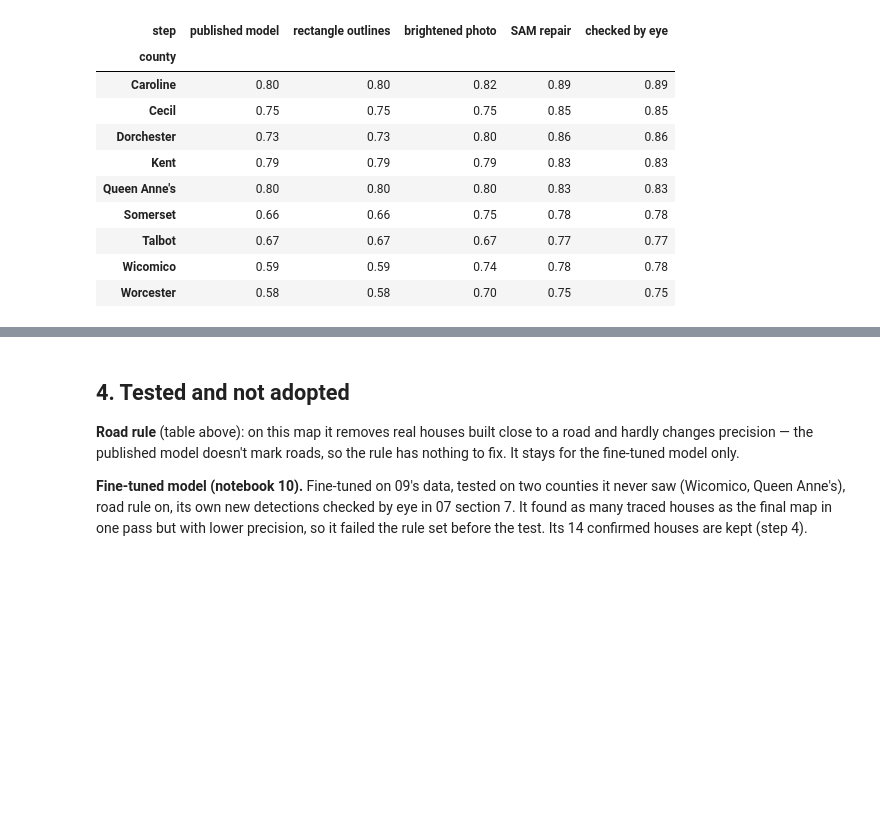
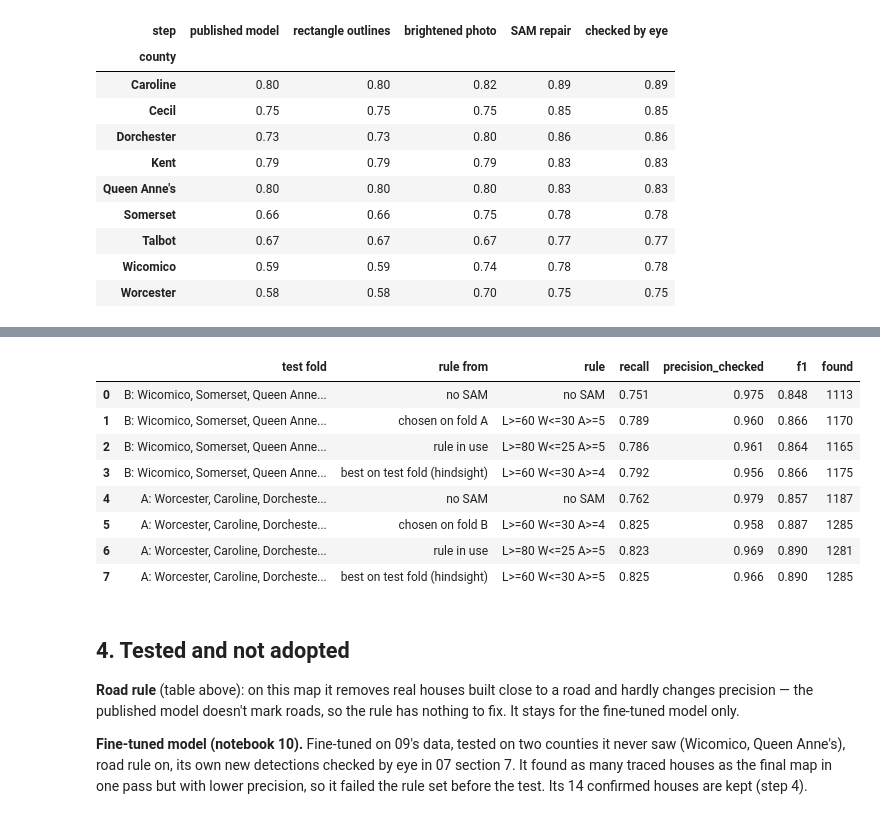
Before and after one commit to xylem-lab/GEO-ANOM-dashboard, a Jupyter notebook: notebooks/11_task1_final_map.ipynb, the cells around one changed output, grey strips where cells are left out. Drawn from its saved outputs; the diff is of its cells as text; code cells hidden in the pictures; blank space fills up the shorter version.

```diff
--- a/notebooks/11_task1_final_map.ipynb
+++ b/notebooks/11_task1_final_map.ipynb
@@ -186,3 +190,19 @@ display(Markdown("**Recall by county and step**")); display(by.round(2))
+# %%
+sam_all = FN.load_sam(SAM_DIR / "recovered.jsonl", rule=None)
+rule_scores = FN.sam_rule_scores(sam_all, BRIGHT, gt, confirmed)          # ~4 min
+cv = FN.cross_validate_rule(rule_scores)
+cv.to_csv(FINAL / "sam_rule_cross_check.csv", index=False)
+display(cv.round(3))
+# %% [output]
+|  | test fold | rule from | rule | recall | precision_checked | f1 | found |
+| 0 | B: Wicomico, Somerset, Queen Anne... | no SAM | no SAM | 0.751 | 0.975 | 0.848 | 1113 |
+| 1 | B: Wicomico, Somerset, Queen Anne... | chosen on fold A | L>=60 W<=30 A>=5 | 0.789 | 0.960 | 0.866 | 1170 |
+| 2 | B: Wicomico, Somerset, Queen Anne... | rule in use | L>=80 W<=25 A>=5 | 0.786 | 0.961 | 0.864 | 1165 |
+| 3 | B: Wicomico, Somerset, Queen Anne... | best on test fold (hindsight) | L>=60 W<=30 A>=4 | 0.792 | 0.956 | 0.866 | 1175 |
+| 4 | A: Worcester, Caroline, Dorcheste... | no SAM | no SAM | 0.762 | 0.979 | 0.857 | 1187 |
+| 5 | A: Worcester, Caroline, Dorcheste... | chosen on fold B | L>=60 W<=30 A>=4 | 0.825 | 0.958 | 0.887 | 1285 |
+| 6 | A: Worcester, Caroline, Dorcheste... | rule in use | L>=80 W<=25 A>=5 | 0.823 | 0.969 | 0.890 | 1281 |
+| 7 | A: Worcester, Caroline, Dorcheste... | best on test fold (hindsight) | L>=60 W<=30 A>=5 | 0.825 | 0.966 | 0.890 | 1285 |
 # %% [markdown]
 ## 4. Tested and not adopted
 
```
Also changed, not shown: parts of 2 cells of this notebook, 7 other files.
